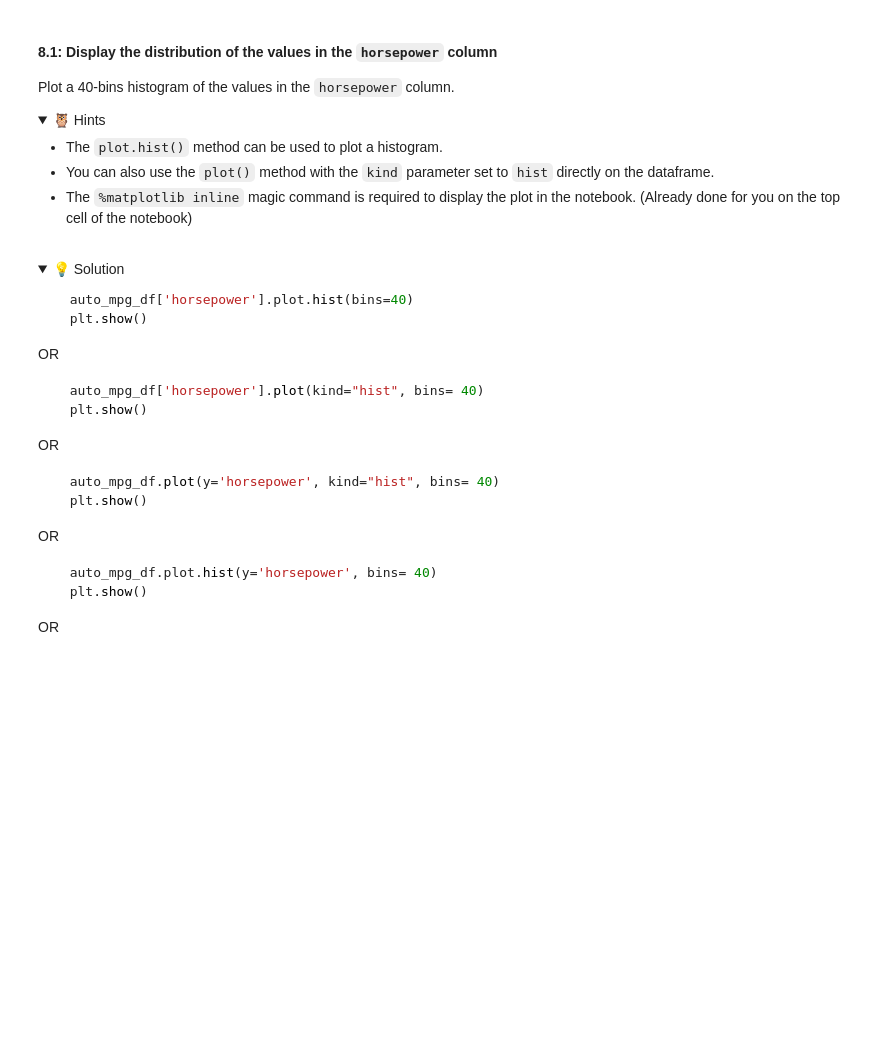
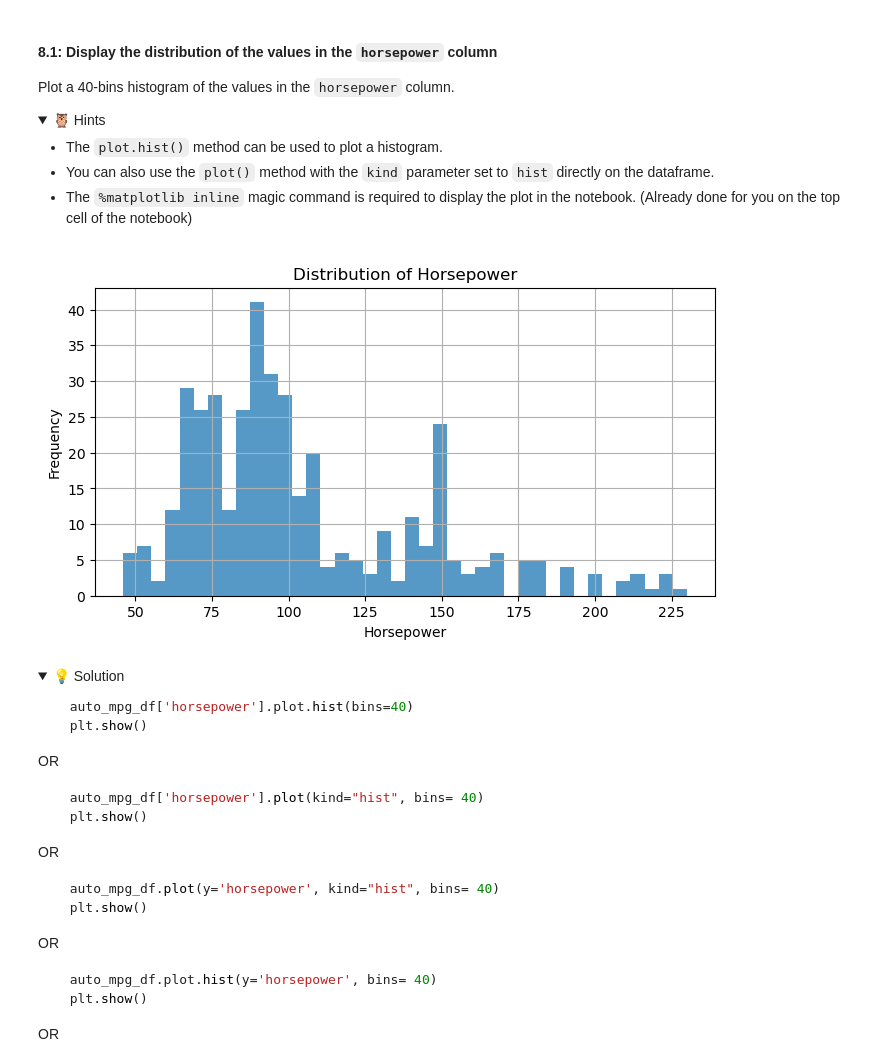
Before and after one commit to advaitparab/exploratory-data-analysis-advaitparab, a Jupyter notebook: notebook.ipynb, the cells around one changed output. Cells and saved outputs as stored; diff of their text form; code cells hidden in the pictures; folded sections open; blank space fills up the shorter version.

```diff
--- a/notebook.ipynb
+++ b/notebook.ipynb
@@ -330,6 +464,32 @@ Plot a 40-bins histogram of the values in the `horsepower` column.
   - The `%matplotlib inline` magic command is required to display the plot in the notebook. (Already done for you on the top cell of the notebook)
 
 </details>
+# %%
+import pandas as pd
+import matplotlib.pyplot as plt
+
+# Load the dataset (update path as needed based on your file structure)
+auto_mpg_df = pd.read_csv(r'C:\Users\Administrator\Documents\GitHub\exploratory-data-analysis-advaitparab\eda-lab\data\auto-mpg.data', delim_whitespace=True, header=None)
+
+# Assign column names (based on the dataset documentation)
+auto_mpg_df.columns = ['mpg', 'cylinders', 'displacement', 'horsepower',
+                       'weight', 'acceleration', 'model_year', 'origin', 'car_name']
+
+# Convert horsepower to numeric (coerce errors to NaN)
+auto_mpg_df['horsepower'] = pd.to_numeric(auto_mpg_df['horsepower'], errors='coerce')
+
+# Fill missing values with the median
+horsepower_median = auto_mpg_df['horsepower'].median()
+auto_mpg_df['horsepower'].fillna(horsepower_median, inplace=True)
+
+# Plot histogram
+auto_mpg_df['horsepower'].plot.hist(bins=40, figsize=(8, 4), alpha=0.75)
+plt.xlabel('Horsepower')
+plt.title('Distribution of Horsepower')
+plt.grid(True)
+plt.show()
+# %% [output]
+[figure, added]
 # %% [markdown]
 <details>
   <summary>💡 Solution</summary>
```
Also changed, not shown: parts of 37 cells of this notebook.
